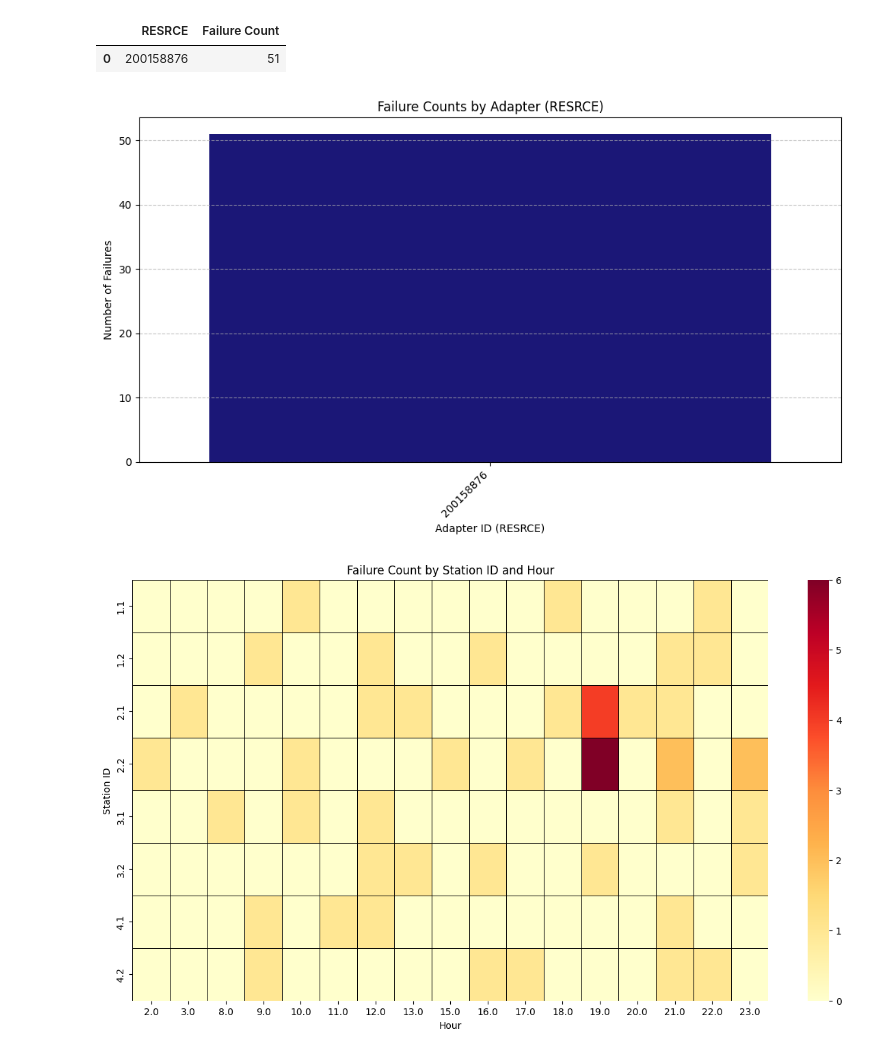
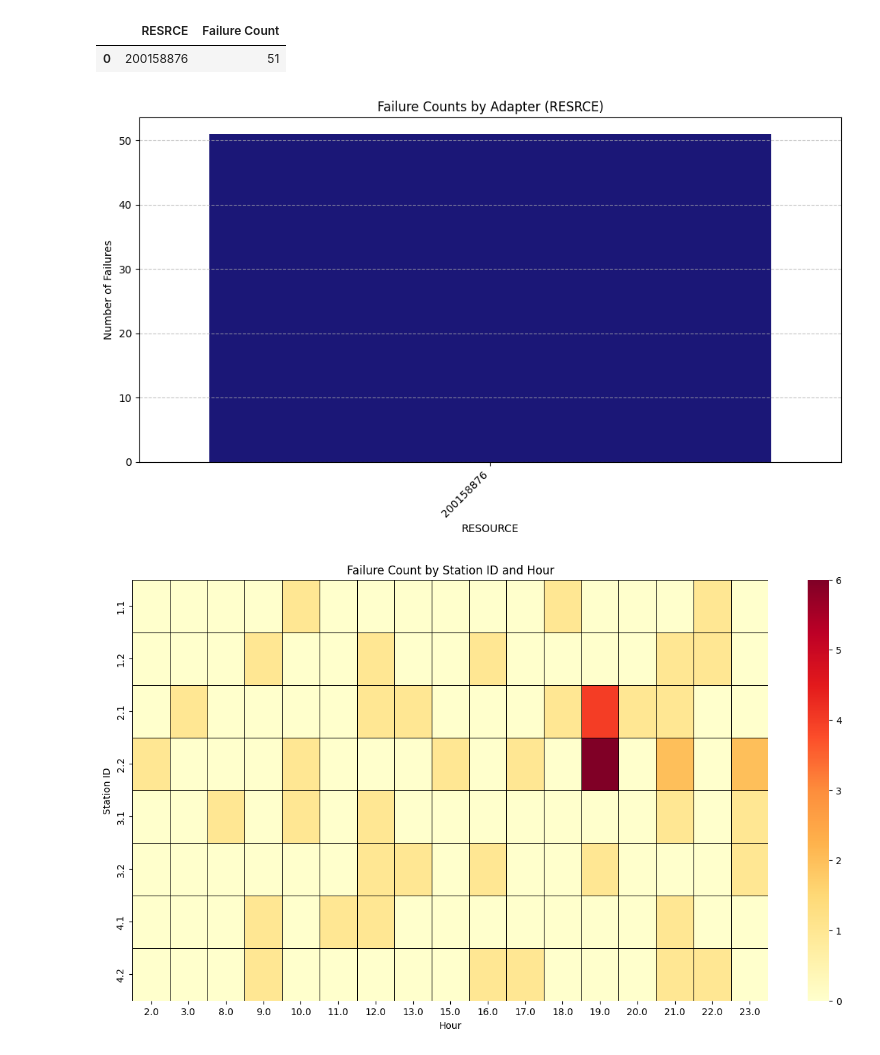
Before and after one commit to mmymckeown/1, a Jupyter notebook: Project_Nc.ipynb, the cells around one changed output. Drawn from its saved outputs; the diff is of its cells as text; code cells hidden in the pictures.

```diff
--- a/Project_Nc.ipynb
+++ b/Project_Nc.ipynb
@@ -6,7 +6,7 @@ pd.set_option('future.no_silent_downcasting', True)
 
 # 1. Load your two datasets
 # Replace with your actual file names
-df_nc = pd.read_csv('/content/data (19).csv')
+df_nc = pd.read_csv('/content/data (19) 2.csv')
 df_pass = pd.read_csv('/content/2904.csv')
 
 # 2. Add a 'Label' to each so the AI knows what is what
@@ -626,18 +631,18 @@ Failure counts for each adapter (RESRCE):
 # %%
 import matplotlib.pyplot as plt
 import seaborn as sns
 
 plt.figure(figsize=(10, 6))
 sns.barplot(x='RESRCE', y='Failure Count', data=adapter_failure_counts, palette='plasma', hue='RESRCE', legend=False)
 plt.title('Failure Counts by Adapter (RESRCE)')
-plt.xlabel('Adapter ID (RESRCE)')
+plt.xlabel('RESOURCE')
 plt.ylabel('Number of Failures')
 plt.xticks(rotation=45, ha='right')
 plt.grid(axis='y', linestyle='--', alpha=0.7)
 plt.tight_layout()
 plt.show()
 # %% [output]
-[figure, old version]
+[figure, new version]
 # %%
 import matplotlib.pyplot as plt
 import seaborn as sns
```
Also changed, not shown: parts of 31 cells of this notebook.
